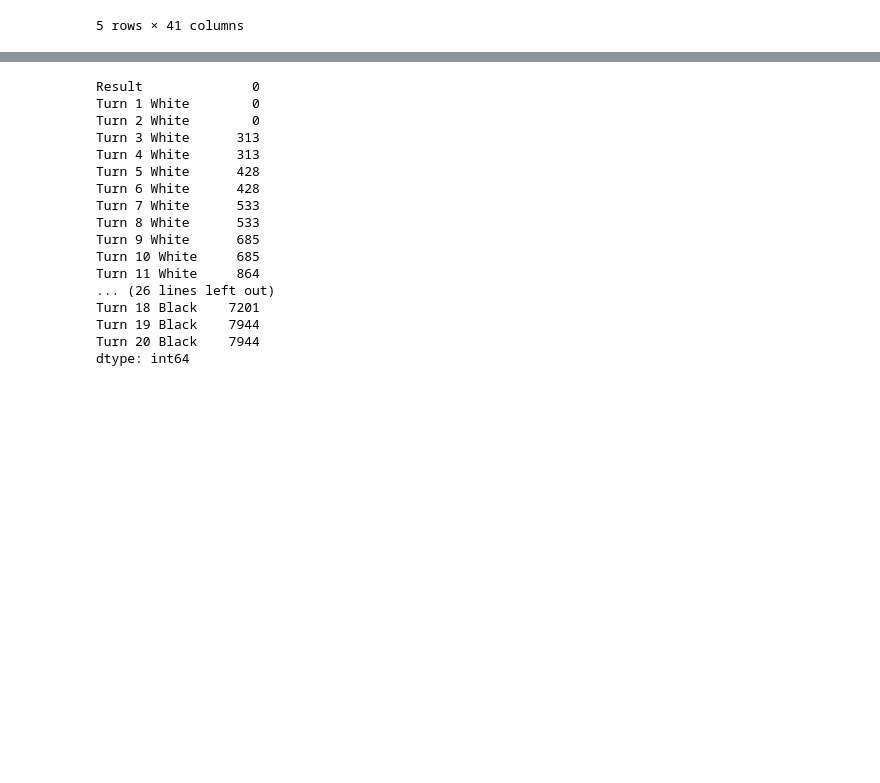
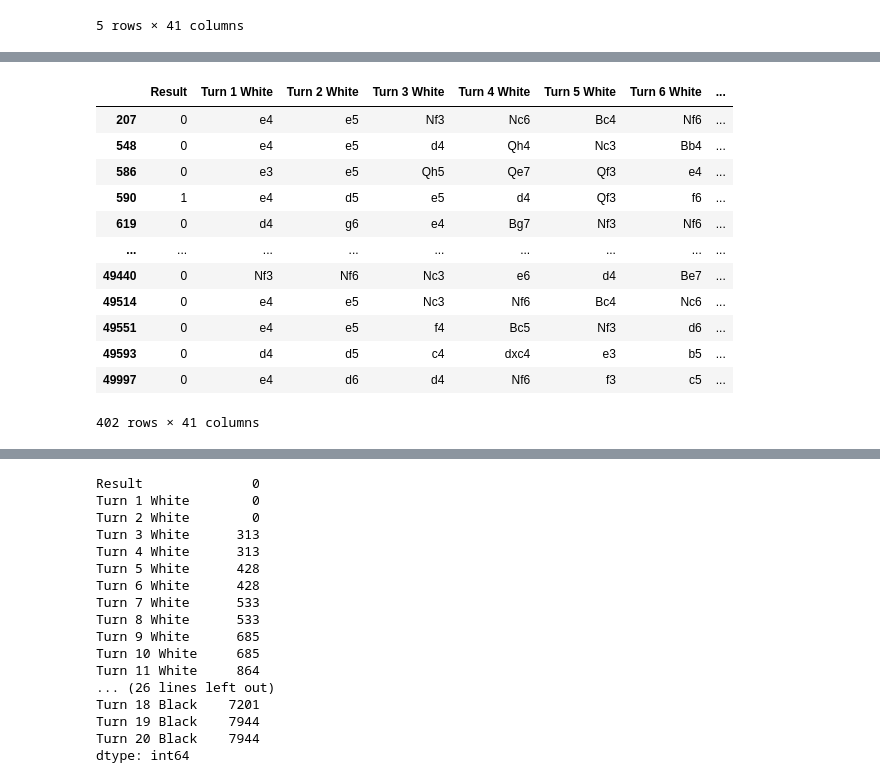
Before and after one commit to appeldaniel1998/ChessDataAnalysis, a Jupyter notebook: Chess.ipynb, the cells around one changed output, grey strips where cells are left out. Drawn from its saved outputs; the diff is of its cells as text; code cells hidden in the pictures; blank space fills up the shorter version.

```diff
--- a/Chess.ipynb
+++ b/Chess.ipynb
@@ -87 +102,18 @@ dfNew
 50000 rows × 41 columns
+# %%
+rows_with_nulls = dfFilteredAndCompacted[dfFilteredAndCompacted.isnull().any(axis=1)]
+rows_with_nulls
+# %% [output]
+|  | Result | Turn 1 White | Turn 2 White | Turn 3 White | Turn 4 White | Turn 5 White | Turn 6 White | ... |
+| 207 | 0 | e4 | e5 | Nf3 | Nc6 | Bc4 | Nf6 | ... |
+| 548 | 0 | e4 | e5 | d4 | Qh4 | Nc3 | Bb4 | ... |
+| 586 | 0 | e3 | e5 | Qh5 | Qe7 | Qf3 | e4 | ... |
+| 590 | 1 | e4 | d5 | e5 | d4 | Qf3 | f6 | ... |
+| 619 | 0 | d4 | g6 | e4 | Bg7 | Nf3 | Nf6 | ... |
+| ... | ... | ... | ... | ... | ... | ... | ... | ... |
+| 49440 | 0 | Nf3 | Nf6 | Nc3 | e6 | d4 | Be7 | ... |
+| 49514 | 0 | e4 | e5 | Nc3 | Nf6 | Bc4 | Nc6 | ... |
+| 49551 | 0 | e4 | e5 | f4 | Bc5 | Nf3 | d6 | ... |
+| 49593 | 0 | d4 | d5 | c4 | dxc4 | e3 | b5 | ... |
+| 49997 | 0 | e4 | d6 | d4 | Nf6 | f3 | c5 | ... |
+402 rows × 41 columns
```
Also changed, not shown: parts of 10 cells of this notebook.
